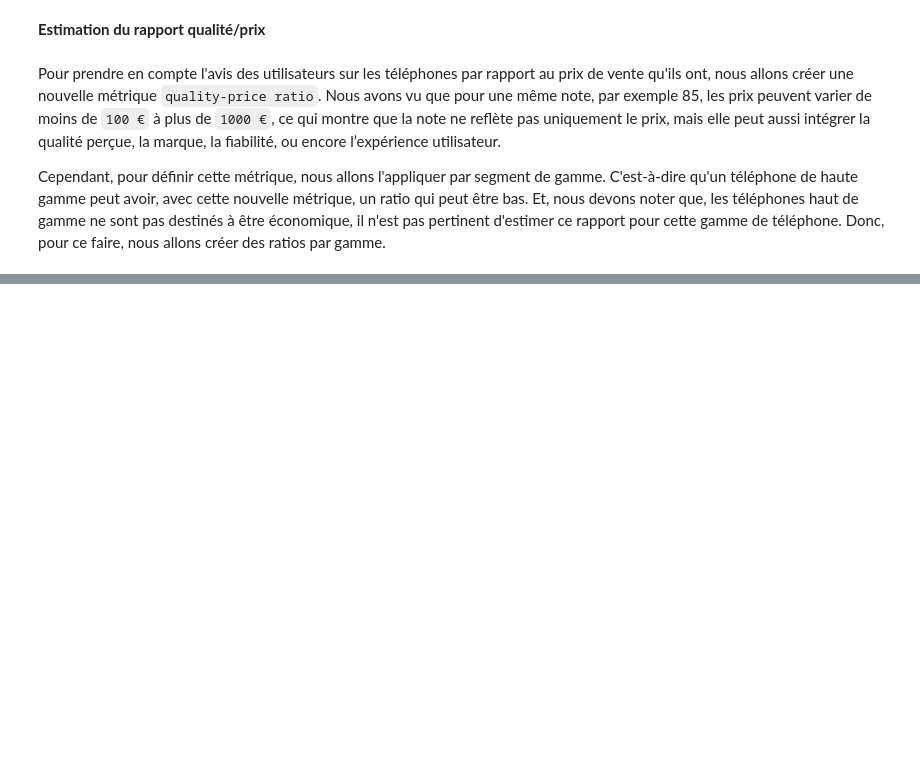
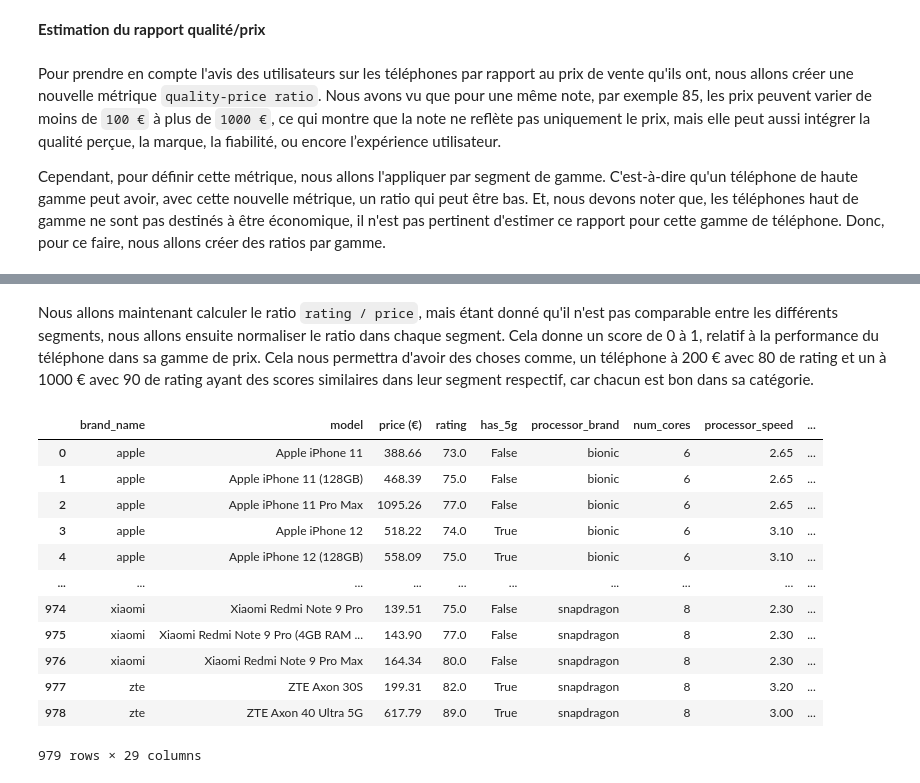
Before and after one commit to 31Joojo/phone-recommender, a Jupyter notebook: notebooks/02_preprocessing.ipynb, the cells around one changed output, grey strips where cells are left out. Drawn from its saved outputs; the diff is of its cells as text; code cells hidden in the pictures; blank space fills up the shorter version.

```diff
--- a/notebooks/02_preprocessing.ipynb
+++ b/notebooks/02_preprocessing.ipynb
@@ -189,0 +202,44 @@ Cependant, pour définir cette métrique, nous allons l'appliquer par segment de
+# %%
+### Fonction de segmentation des prix
+def segmenting_prices(price : float) -> str:
+    """
+    Détermine le segment dans lequel un téléphone se trouve à partir de son prix.
+
+    :param price: Prix du téléphone
+    :return: Segment auquel il appartient
+    """
+    if price < 300:
+        return "bas"
+    elif price <= 700:
+        return "milieu"
+    else:
+        return "haut"
+# %%
+### Application de la fonction de segmentation
+data['price_segment'] = data['price (€)'].apply(segmenting_prices)
+# %% [markdown]
+Nous allons maintenant calculer le ratio `rating / price`, mais étant donné qu'il n'est pas comparable entre les différents segments, nous allons ensuite normaliser le ratio dans chaque segment. Cela donne un score de 0 à 1, relatif à la performance du téléphone dans sa gamme de prix. Cela nous permettra d'avoir des choses comme, un téléphone à 200 € avec 80 de rating et un à 1000 € avec 90 de rating ayant des scores similaires dans leur segment respectif, car chacun est bon dans sa catégorie.
+# %%
+### Calcul du ratio qualité / prix
+data['ratio_rating_price'] = data['rating'] / data['price (€)']
+# %%
+### Normalisation des ratios dans chaque segment de prix
+data['ratio_segment'] = data.groupby('price_segment')['ratio_rating_price'].transform(
+    lambda x: (x - x.min()) / (x.max() - x.min())
+)
+
+data
+# %% [output]
+|  | brand_name | model | price (€) | rating | has_5g | processor_brand | num_cores | processor_speed | ... |
+| 0 | apple | Apple iPhone 11 | 388.66 | 73.0 | False | bionic | 6 | 2.65 | ... |
+| 1 | apple | Apple iPhone 11 (128GB) | 468.39 | 75.0 | False | bionic | 6 | 2.65 | ... |
+| 2 | apple | Apple iPhone 11 Pro Max | 1095.26 | 77.0 | False | bionic | 6 | 2.65 | ... |
+| 3 | apple | Apple iPhone 12 | 518.22 | 74.0 | True | bionic | 6 | 3.10 | ... |
+| 4 | apple | Apple iPhone 12 (128GB) | 558.09 | 75.0 | True | bionic | 6 | 3.10 | ... |
+| ... | ... | ... | ... | ... | ... | ... | ... | ... | ... |
+| 974 | xiaomi | Xiaomi Redmi Note 9 Pro | 139.51 | 75.0 | False | snapdragon | 8 | 2.30 | ... |
+| 975 | xiaomi | Xiaomi Redmi Note 9 Pro (4GB RAM ... | 143.90 | 77.0 | False | snapdragon | 8 | 2.30 | ... |
+| 976 | xiaomi | Xiaomi Redmi Note 9 Pro Max | 164.34 | 80.0 | False | snapdragon | 8 | 2.30 | ... |
+| 977 | zte | ZTE Axon 30S | 199.31 | 82.0 | True | snapdragon | 8 | 3.20 | ... |
+| 978 | zte | ZTE Axon 40 Ultra 5G | 617.79 | 89.0 | True | snapdragon | 8 | 3.00 | ... |
+979 rows × 29 columns
```
Also changed, not shown: parts of 22 cells of this notebook.
